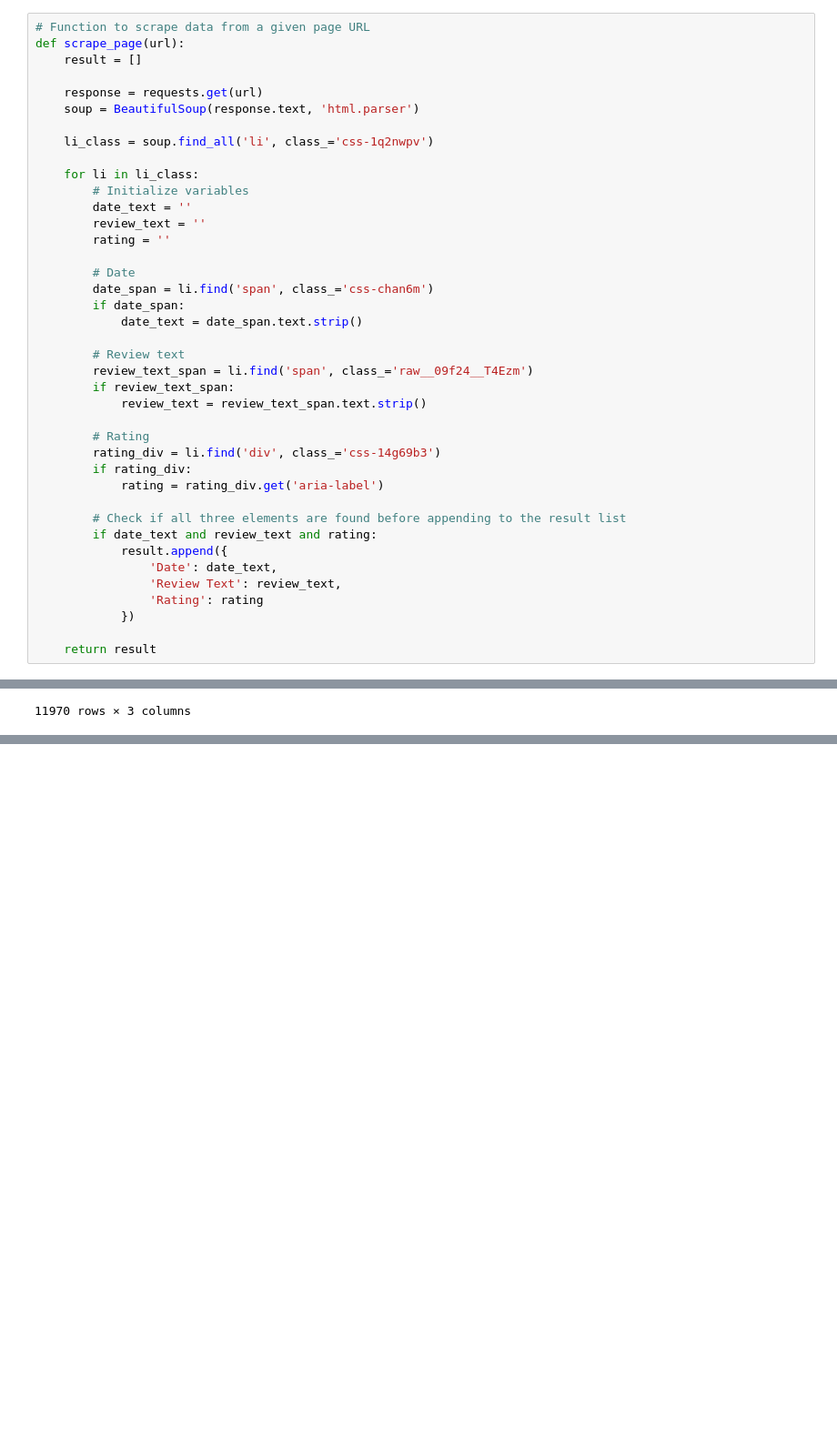
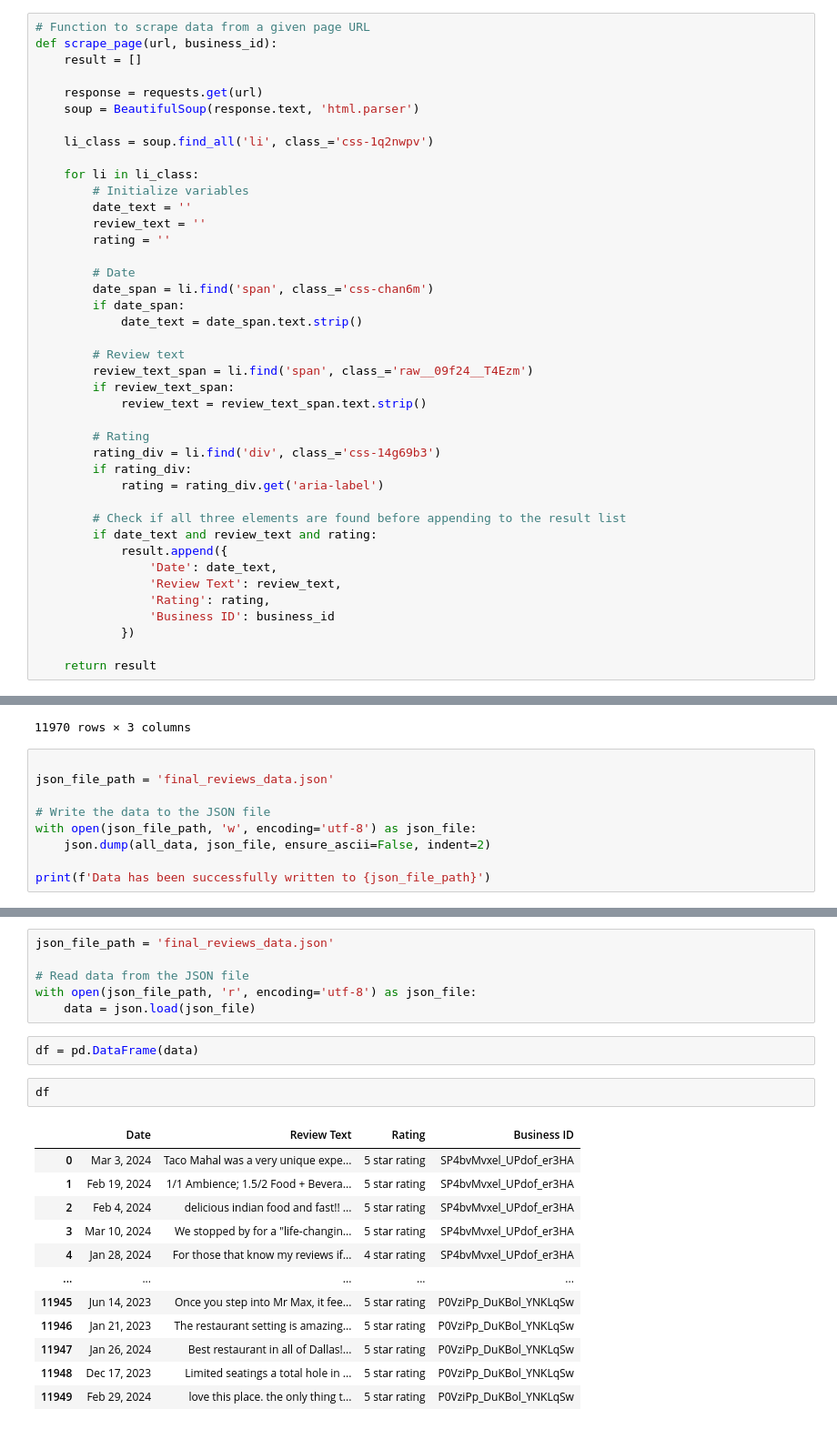
Before and after one commit to Sofiya2000/STA220FinalProject-Yelp, a Jupyter notebook: FetchingReviews.ipynb, the cells around one changed output, grey strips where cells are left out. Shown: that part at 91% size. Drawn from its saved outputs; the diff is of its cells as text; blank space fills up the shorter version.

Commit message:
reviews data

```diff
--- a/FetchingReviews.ipynb
+++ b/FetchingReviews.ipynb
@@ -75,7 +93,7 @@ restaurant_urls
  'https://www.yelp.com/biz/mr-max-irving?adjust_creative=mUhtpg0LANTRd76OAeN1RQ&utm_campaign=yelp_api_v3&utm_medium=api_v3_business_search&utm_source=mUhtpg0LANTRd76OAeN1RQ']
 # %%
 # Function to scrape data from a given page URL
-def scrape_page(url):
+def scrape_page(url, business_id):
     result = []
 
     response = requests.get(url)
@@ -109,7 +127,8 @@ def scrape_page(url):
             result.append({
                 'Date': date_text,
                 'Review Text': review_text,
-                'Rating': rating
+                'Rating': rating,
+                'Business ID': business_id
             })
 
     return result
@@ -421,3 +549,12 @@ df
 | 11968 | Dec 17, 2023 | Limited seatings a total hole in ... | 5 star rating |
 | 11969 | Feb 29, 2024 | love this place. the only thing t... | 5 star rating |
 11970 rows × 3 columns
+# %%
+
+json_file_path = 'final_reviews_data.json'
+
+# Write the data to the JSON file
+with open(json_file_path, 'w', encoding='utf-8') as json_file:
+    json.dump(all_data, json_file, ensure_ascii=False, indent=2)
+
+print(f'Data has been successfully written to {json_file_path}')
@@ -423,0 +563,23 @@ df
+# %%
+json_file_path = 'final_reviews_data.json'
+
+# Read data from the JSON file
+with open(json_file_path, 'r', encoding='utf-8') as json_file:
+    data = json.load(json_file)
+# %%
+df = pd.DataFrame(data)
+# %%
+df
+# %% [output]
+|  | Date | Review Text | Rating | Business ID |
+| 0 | Mar 3, 2024 | Taco Mahal was a very unique expe... | 5 star rating | SP4bvMvxel_UPdof_er3HA |
+| 1 | Feb 19, 2024 | 1/1 Ambience; 1.5/2 Food + Bevera... | 5 star rating | SP4bvMvxel_UPdof_er3HA |
+| 2 | Feb 4, 2024 | delicious indian food and fast!! ... | 5 star rating | SP4bvMvxel_UPdof_er3HA |
+| 3 | Mar 10, 2024 | We stopped by for a "life-changin... | 5 star rating | SP4bvMvxel_UPdof_er3HA |
+| 4 | Jan 28, 2024 | For those that know my reviews if... | 4 star rating | SP4bvMvxel_UPdof_er3HA |
+| ... | ... | ... | ... | ... |
+| 11945 | Jun 14, 2023 | Once you step into Mr Max, it fee... | 5 star rating | P0VziPp_DuKBol_YNKLqSw |
+| 11946 | Jan 21, 2023 | The restaurant setting is amazing... | 5 star rating | P0VziPp_DuKBol_YNKLqSw |
+| 11947 | Jan 26, 2024 | Best restaurant in all of Dallas!... | 5 star rating | P0VziPp_DuKBol_YNKLqSw |
+| 11948 | Dec 17, 2023 | Limited seatings a total hole in ... | 5 star rating | P0VziPp_DuKBol_YNKLqSw |
+| 11949 | Feb 29, 2024 | love this place. the only thing t... | 5 star rating | P0VziPp_DuKBol_YNKLqSw |
```
Also changed, not shown: parts of 6 cells of this notebook, 2 other files.
